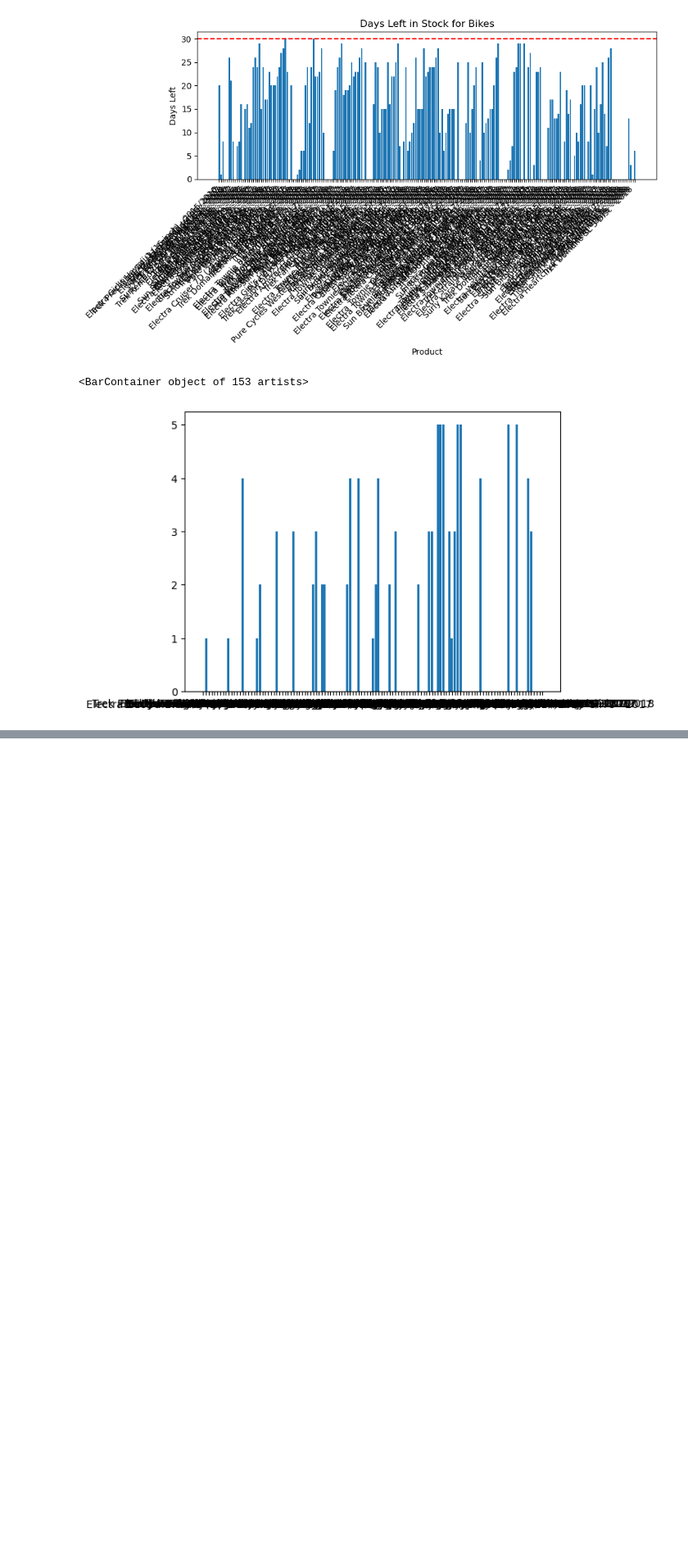
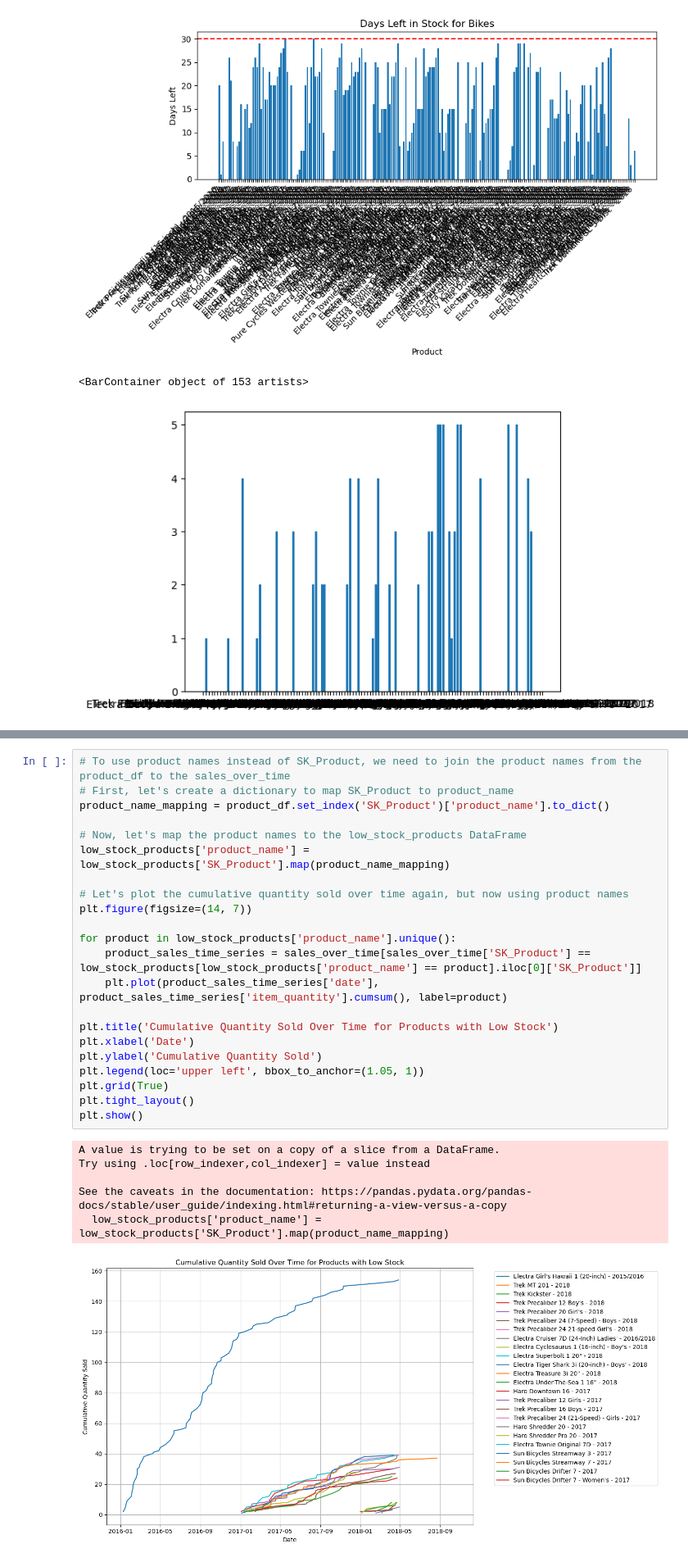
Before and after one commit to Thaddeusleewj/DENG_CA2, a Jupyter notebook: Insights.ipynb, the cells around one changed output, grey strips where cells are left out. Shown at 82% size. Saved outputs shown, nothing was run; the diff lists cells and outputs as text; blank space fills up the shorter version.

```diff
--- a/Insights.ipynb
+++ b/Insights.ipynb
@@ -90,0 +167,29 @@ plt.bar(low_stock_products["product_name"], low_stock_products["Days Left til So
+# %%
+# To use product names instead of SK_Product, we need to join the product names from the product_df to the sales_over_time
+# First, let's create a dictionary to map SK_Product to product_name
+product_name_mapping = product_df.set_index('SK_Product')['product_name'].to_dict()
+
+# Now, let's map the product names to the low_stock_products DataFrame
+low_stock_products['product_name'] = low_stock_products['SK_Product'].map(product_name_mapping)
+
+# Let's plot the cumulative quantity sold over time again, but now using product names
+plt.figure(figsize=(14, 7))
+
+for product in low_stock_products['product_name'].unique():
+    product_sales_time_series = sales_over_time[sales_over_time['SK_Product'] == low_stock_products[low_stock_products['product_name'] == product].iloc[0]['SK_Product']]
+    plt.plot(product_sales_time_series['date'], product_sales_time_series['item_quantity'].cumsum(), label=product)
+
+plt.title('Cumulative Quantity Sold Over Time for Products with Low Stock')
+plt.xlabel('Date')
+plt.ylabel('Cumulative Quantity Sold')
+plt.legend(loc='upper left', bbox_to_anchor=(1.05, 1))
+plt.grid(True)
+plt.tight_layout()
+plt.show()
+# %% [output]
+A value is trying to be set on a copy of a slice from a DataFrame.
+Try using .loc[row_indexer,col_indexer] = value instead
+
+See the caveats in the documentation: https://pandas.pydata.org/pandas-docs/stable/user_guide/indexing.html#returning-a-view-versus-a-copy
+  low_stock_products['product_name'] = low_stock_products['SK_Product'].map(product_name_mapping)
+[figure, added]
```
Also changed, not shown: parts of 2 cells of this notebook.
